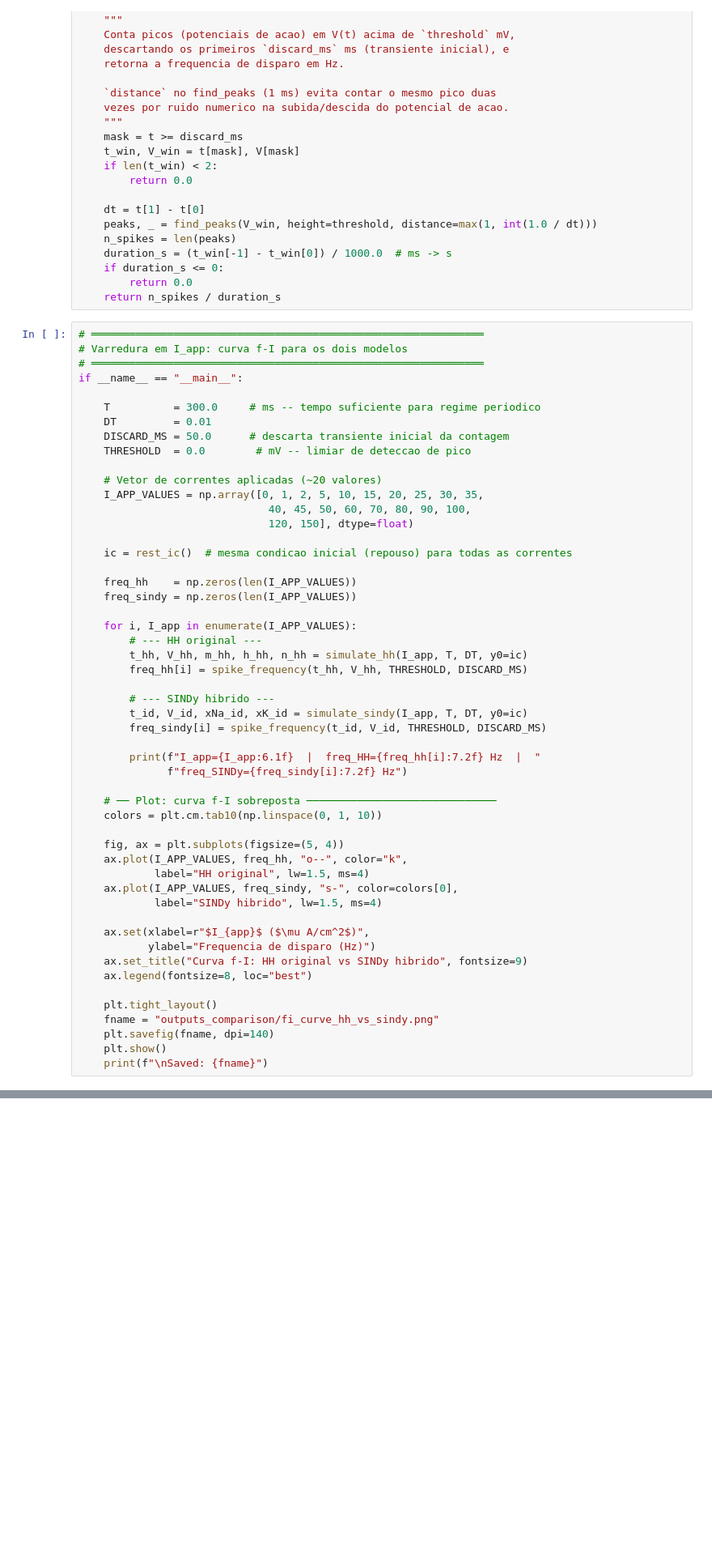
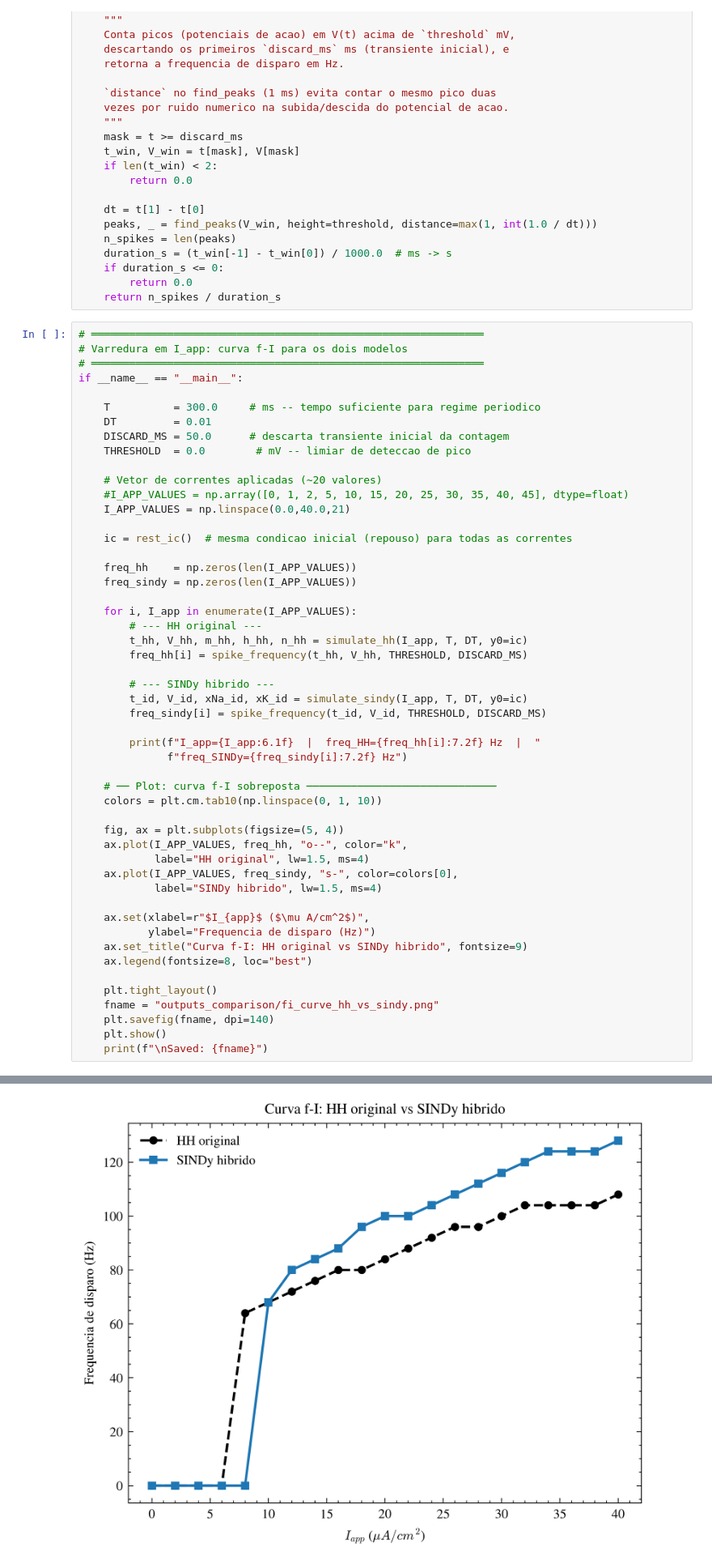
Before and after one commit to marianaasdc/ap_sindy_chaos, a Jupyter notebook: ionic_sindy/hh_iapp_frequency.ipynb, the cells around one changed output, grey strips where cells are left out. Shown at 81% size. Cells and saved outputs as stored; diff of their text form; blank space fills up the shorter version.

```diff
--- a/ionic_sindy/hh_iapp_frequency.ipynb
+++ b/ionic_sindy/hh_iapp_frequency.ipynb
@@ -134,9 +134,8 @@ if __name__ == "__main__":
     THRESHOLD  = 0.0        # mV -- limiar de deteccao de pico
 
     # Vetor de correntes aplicadas (~20 valores)
-    I_APP_VALUES = np.array([0, 1, 2, 5, 10, 15, 20, 25, 30, 35,
-                              40, 45, 50, 60, 70, 80, 90, 100,
-                              120, 150], dtype=float)
+    #I_APP_VALUES = np.array([0, 1, 2, 5, 10, 15, 20, 25, 30, 35, 40, 45], dtype=float)
+    I_APP_VALUES = np.linspace(0.0,40.0,21)
 
     ic = rest_ic()  # mesma condicao inicial (repouso) para todas as correntes
 
@@ -174,3 +173,4 @@ if __name__ == "__main__":
     plt.savefig(fname, dpi=140)
     plt.show()
     print(f"\nSaved: {fname}")
+# %% [output]
@@ -176,0 +194 @@ if __name__ == "__main__":
+[figure, added]
```
Also changed, not shown: parts of 1 cell of this notebook.
